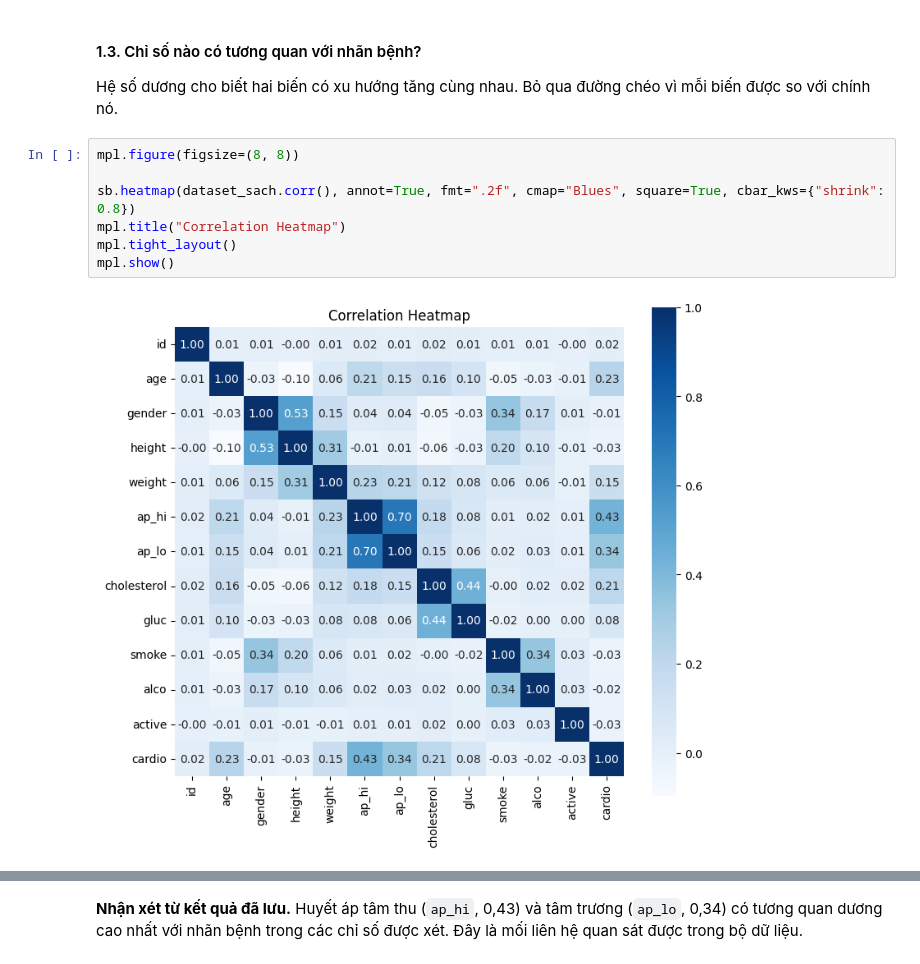
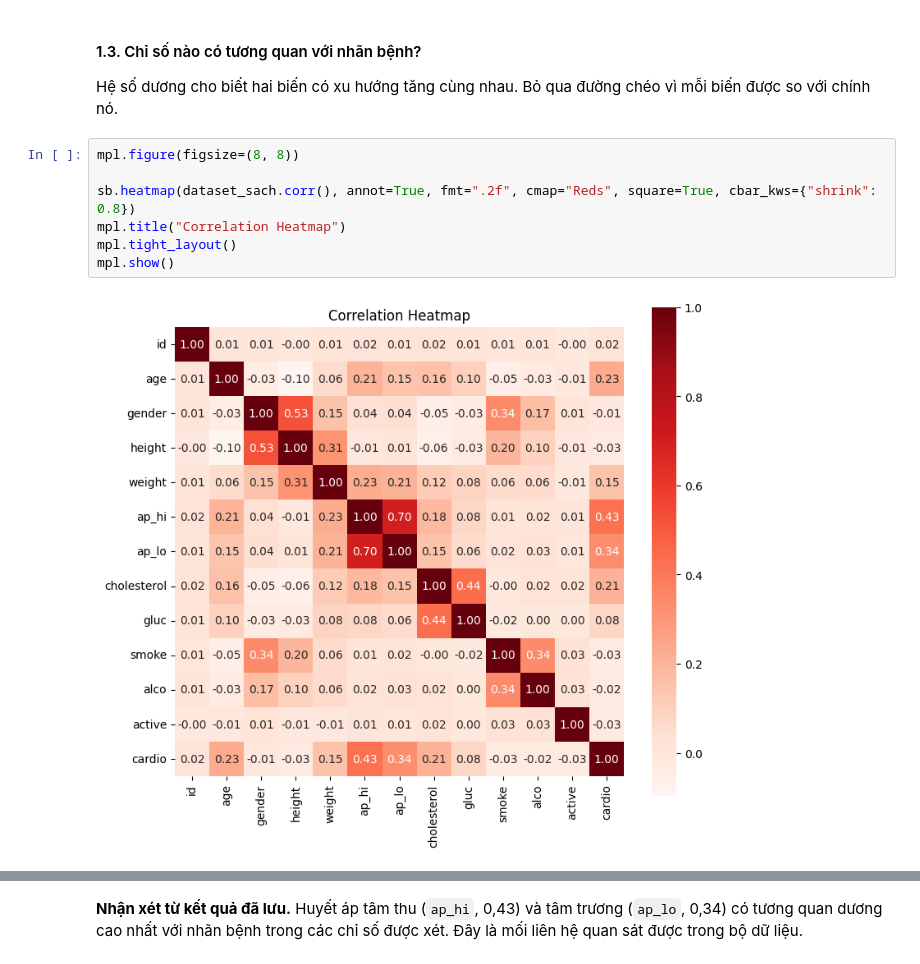
Before and after one commit to quanla200806-spec/ADY201m-Project, a Jupyter notebook: Clean,EDA,Model/EDA.ipynb, the cells around one changed output, grey strips where cells are left out. Drawn from its saved outputs; the diff is of its cells as text.

```diff
--- a/Clean,EDA,Model/EDA.ipynb
+++ b/Clean,EDA,Model/EDA.ipynb
@@ -125,10 +169,10 @@ Hệ số dương cho biết hai biến có xu hướng tăng cùng nhau. Bỏ q
 # %%
 mpl.figure(figsize=(8, 8))
 
-sb.heatmap(dataset_sach.corr(), annot=True, fmt=".2f", cmap="Blues", square=True, cbar_kws={"shrink": 0.8})
+sb.heatmap(dataset_sach.corr(), annot=True, fmt=".2f", cmap="Reds", square=True, cbar_kws={"shrink": 0.8})
 mpl.title("Correlation Heatmap")
 mpl.tight_layout()
 mpl.show()
 # %% [output]
-[figure, old version]
+[figure, new version]
 # %%
```
Also changed, not shown: parts of 5 cells of this notebook.
